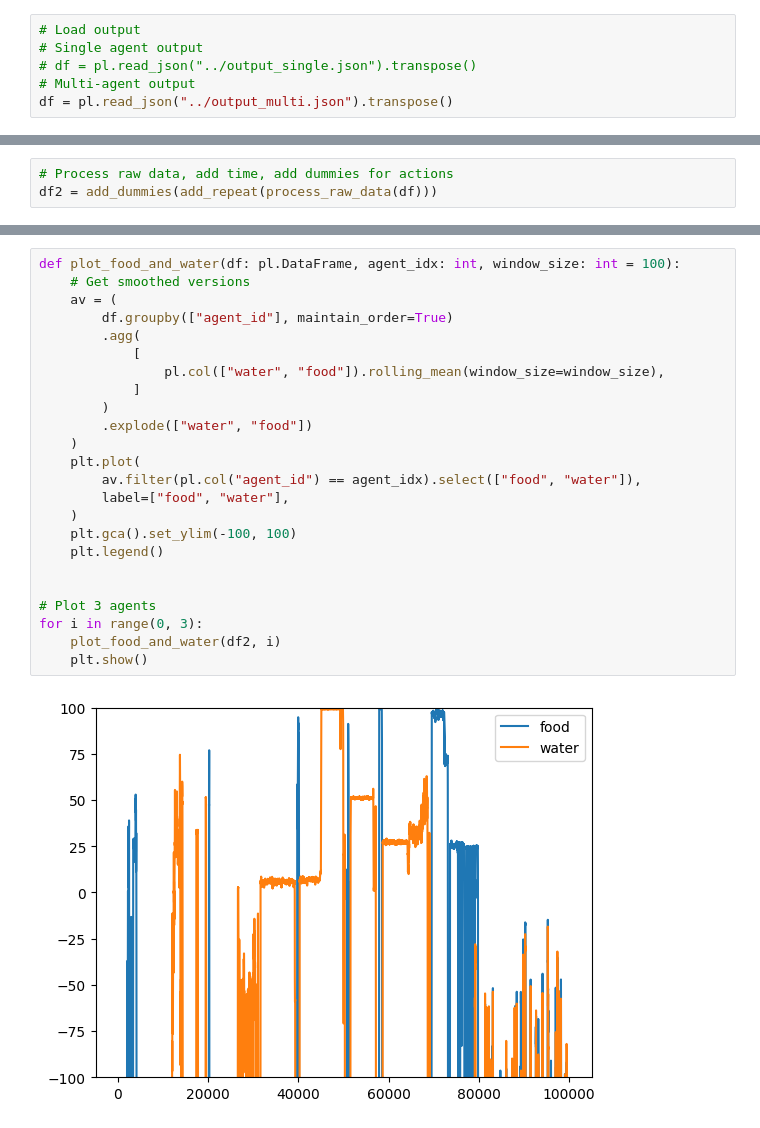
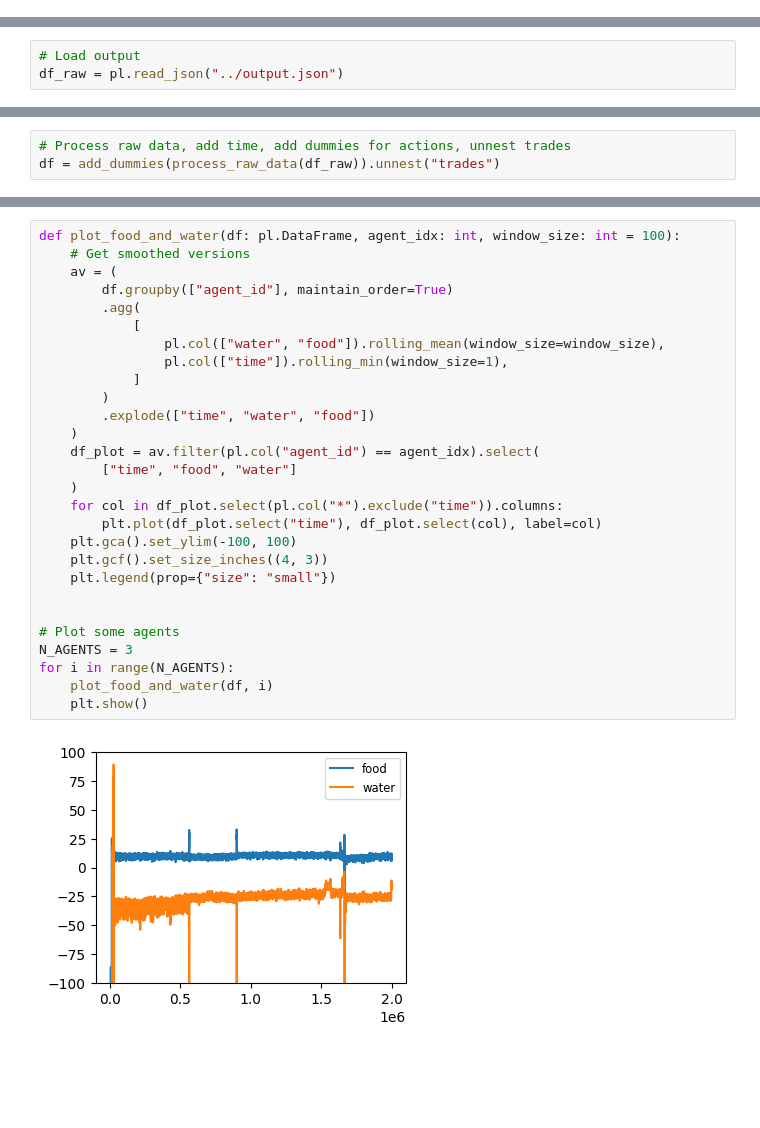
Before and after one commit to alan-turing-institute/clamms, a Jupyter notebook: analysis/initial_analysis.ipynb, the cells around one changed output, grey strips where cells are left out. Saved outputs shown, nothing was run; the diff lists cells and outputs as text; blank space fills up the shorter version.

```diff
--- a/analysis/initial_analysis.ipynb
+++ b/analysis/initial_analysis.ipynb
@@ -6,6 +7,0 @@ import polars.selectors as cs
-# %%
-# Load output
-# Single agent output
-# df = pl.read_json("../output_single.json").transpose()
-# Multi-agent output
-df = pl.read_json("../output_multi.json").transpose()
@@ -12 +11,4 @@ df = pl.read_json("../output_multi.json").transpose()
+# %%
+# Load output
+df_raw = pl.read_json("../output.json")
 # %%
@@ -68,7 +48,7 @@ def add_dummies(df: pl.DataFrame) -> pl.DataFrame:
         how="horizontal",
     )
 # %%
-# Process raw data, add time, add dummies for actions
-df2 = add_dummies(add_repeat(process_raw_data(df)))
+# Process raw data, add time, add dummies for actions, unnest trades
+df = add_dummies(process_raw_data(df_raw)).unnest("trades")
 # %%
 # Print head
@@ -85,26 +65,30 @@ shape: (5, 12)
 # %%
 def plot_food_and_water(df: pl.DataFrame, agent_idx: int, window_size: int = 100):
     # Get smoothed versions
     av = (
         df.groupby(["agent_id"], maintain_order=True)
         .agg(
             [
                 pl.col(["water", "food"]).rolling_mean(window_size=window_size),
+                pl.col(["time"]).rolling_min(window_size=1),
             ]
         )
-        .explode(["water", "food"])
+        .explode(["time", "water", "food"])
     )
-    plt.plot(
-        av.filter(pl.col("agent_id") == agent_idx).select(["food", "water"]),
-        label=["food", "water"],
+    df_plot = av.filter(pl.col("agent_id") == agent_idx).select(
+        ["time", "food", "water"]
     )
+    for col in df_plot.select(pl.col("*").exclude("time")).columns:
+        plt.plot(df_plot.select("time"), df_plot.select(col), label=col)
     plt.gca().set_ylim(-100, 100)
-    plt.legend()
+    plt.gcf().set_size_inches((4, 3))
+    plt.legend(prop={"size": "small"})
 
 
-# Plot 3 agents
-for i in range(0, 3):
-    plot_food_and_water(df2, i)
+# Plot some agents
+N_AGENTS = 3
+for i in range(N_AGENTS):
+    plot_food_and_water(df, i)
     plt.show()
 # %% [output]
-[figure, old version]
+[figure, new version]
```
Also changed, not shown: parts of 8 cells of this notebook, 1 other file.
